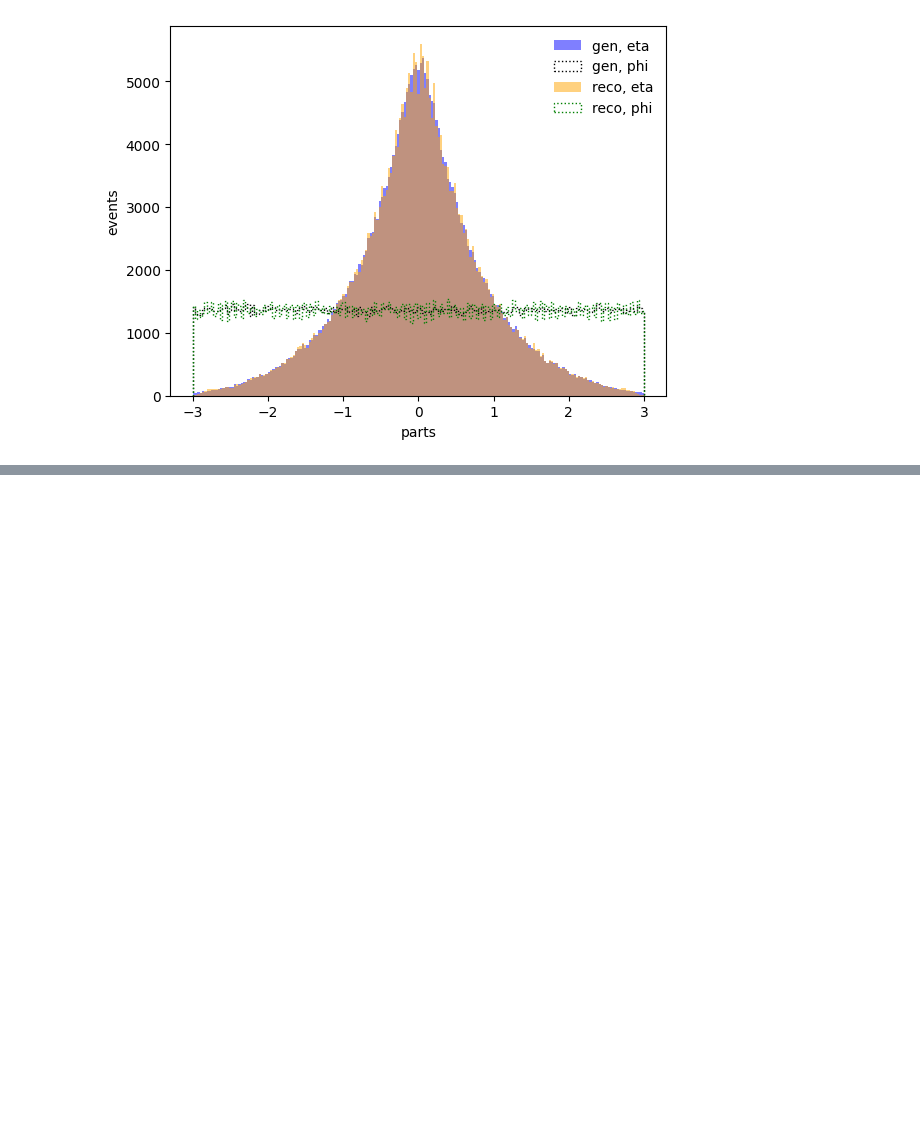
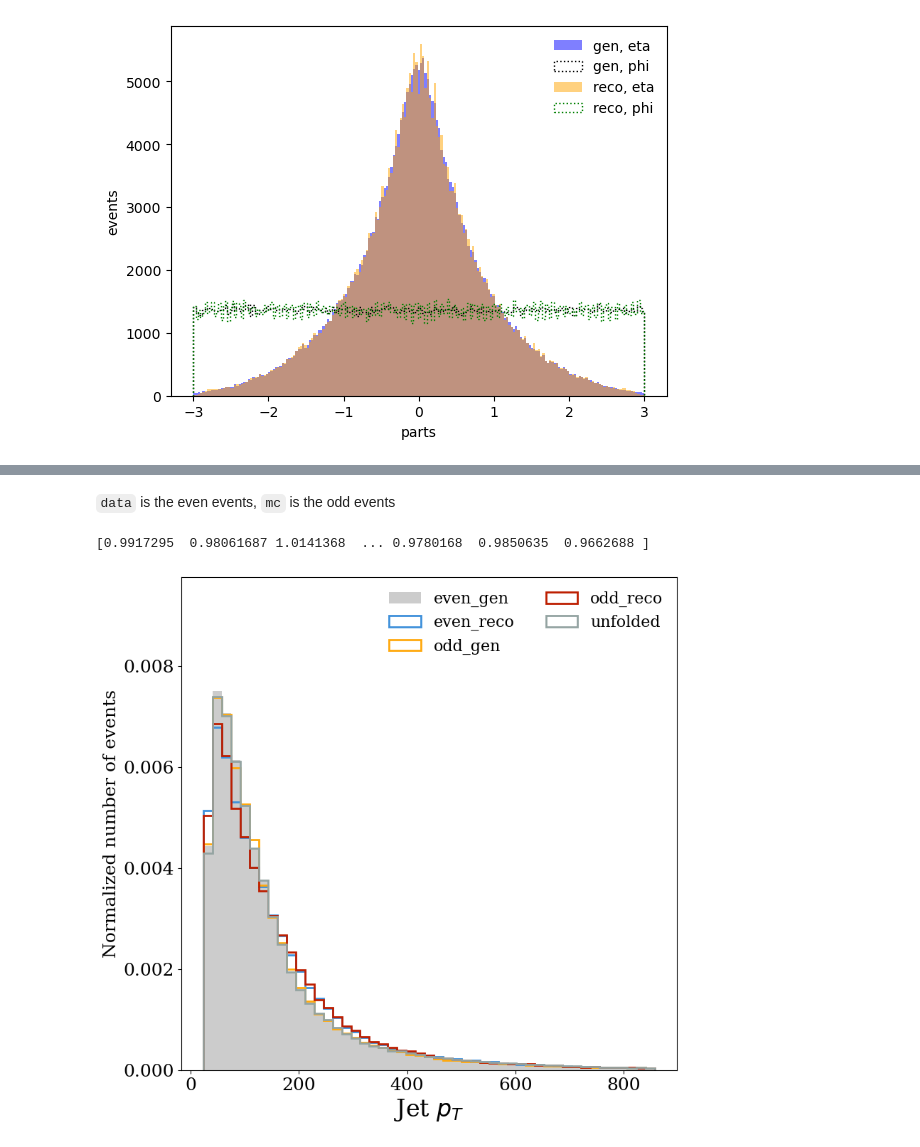
Before and after one commit to rappoccio/Omni2D, a Jupyter notebook: OmnifoldPtMass.ipynb, the cells around one changed output, grey strips where cells are left out. Drawn from its saved outputs; the diff is of its cells as text; code cells hidden in the pictures; blank space fills up the shorter version.

Commit message:
Updating to latest software for omnifold. Successfully unfolded

```diff
--- a/OmnifoldPtMass.ipynb
+++ b/OmnifoldPtMass.ipynb
@@ -329,0 +227,3 @@ plt.colorbar()
+# %%
+data = DataLoader(reco = even_reco,normalize=True)
+mc = DataLoader(reco = odd_reco,gen = odd_gen,normalize=True)
@@ -329,0 +251,3 @@ plt.colorbar()
+# %%
+model1 = MLP(ndim)
+model2 = MLP(ndim)
@@ -329,0 +275,13 @@ plt.colorbar()
+# %%
+omnifold_instance = MultiFold(
+    "PtMass",
+    model1,
+    model2,
+    data,
+    mc,
+    batch_size = 1024,
+    niter = 5,  #Number of Iterations
+    epochs=100,
+    weights_folder = 'weights',
+    verbose = True,
+)
@@ -329,0 +309,2 @@ plt.colorbar()
+# %%
+unfolded_weights  = omnifold_instance.reweight(even_gen,omnifold_instance.model2,batch_size=1000)
@@ -329,0 +313,31 @@ plt.colorbar()
+# %% [markdown]
+`data` is the even events, `mc` is the odd events
+# %%
+print(unfolded_weights)
+# %% [output]
+[0.9917295  0.98061687 1.0141368  ... 0.9780168  0.9850635  0.9662688 ]
+# %%
+data_dict = {
+    'even_gen': even_gen[:,0],
+    'even_reco': even_reco[:,0],
+    'odd_gen': odd_gen[:,0],
+    'odd_reco': odd_reco[:,0],
+    'unfolded': even_gen[:,0]
+}
+
+
+weight_dict = {
+    'even_gen': data.weight,
+    'even_reco': data.weight,
+    'odd_gen': mc.weight,
+    'odd_reco': mc.weight,
+    'unfolded': unfolded_weights,
+    }
+
+fig,_ = HistRoutine(data_dict,'Jet $p_{T}$',
+                    reference_name = 'even_gen',
+                    weights = weight_dict,
+                    plot_ratio = False
+                    )
+# %% [output]
+[figure, added]
```
Also changed, not shown: parts of 26 cells of this notebook, 1 other file.
